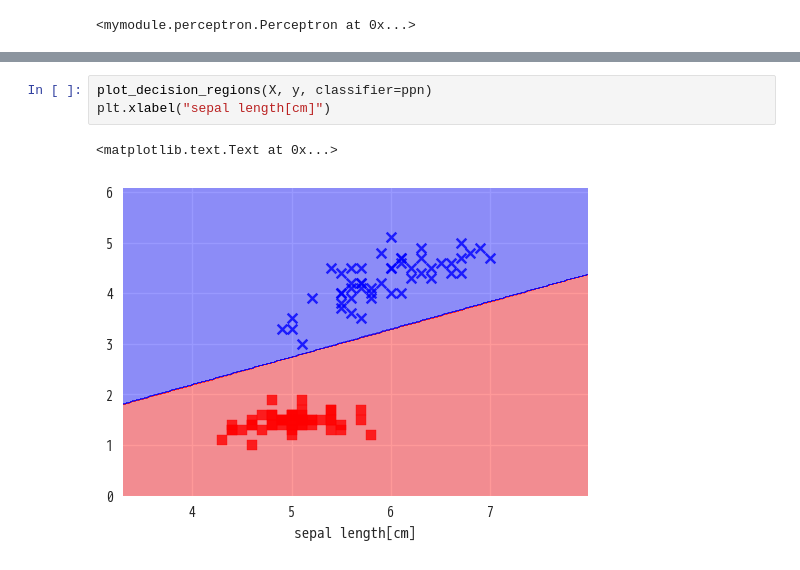
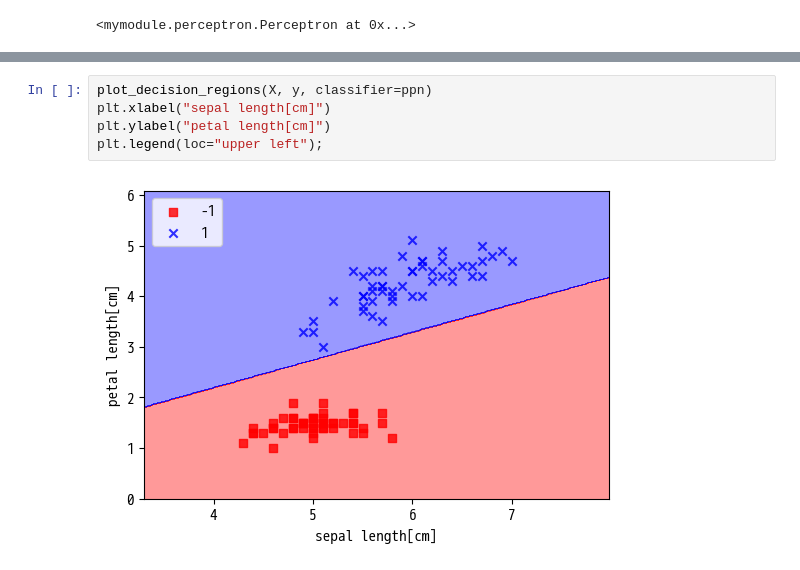
Before and after one commit to u110/public-jupyter, a Jupyter notebook: python_machine_learning/2.3.ipynb, the cells around one changed output, grey strips where cells are left out. Saved outputs shown, nothing was run; the diff lists cells and outputs as text.

```diff
--- a/python_machine_learning/2.3.ipynb
+++ b/python_machine_learning/2.3.ipynb
@@ -50,6 +50,7 @@ plt.plot(range(1, len(ppn.errors_)+1), ppn.errors_, marker='o')
 # %%
 plot_decision_regions(X, y, classifier=ppn)
 plt.xlabel("sepal length[cm]")
+plt.ylabel("petal length[cm]")
+plt.legend(loc="upper left");
 # %% [output]
-<matplotlib.text.Text at 0x...>
-[figure, old version]
+[figure, new version]
```
Also changed, not shown: parts of 3 cells of this notebook.
